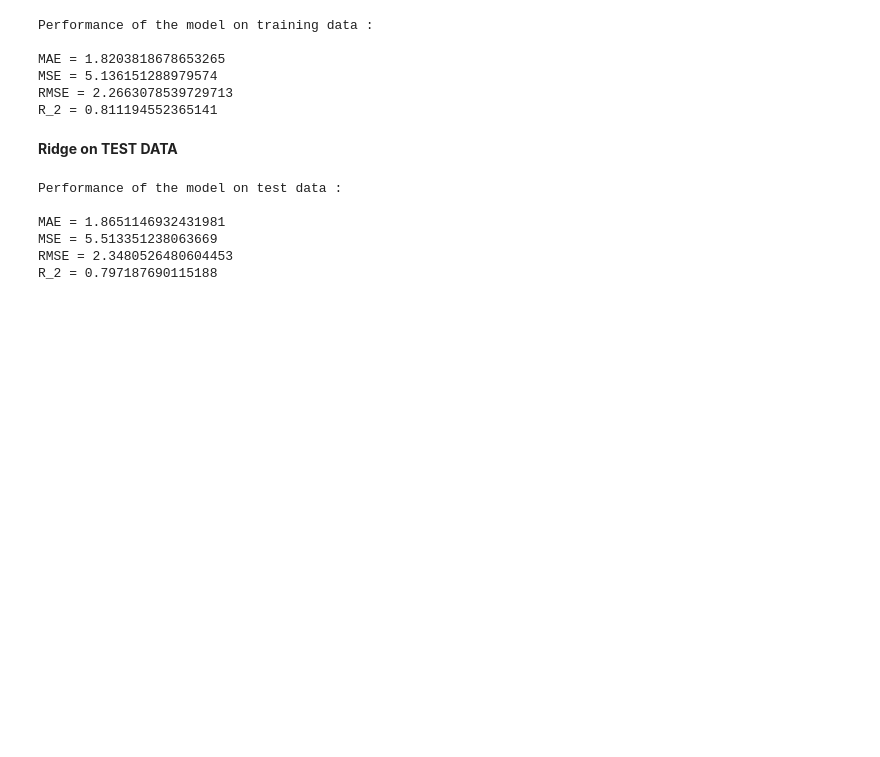
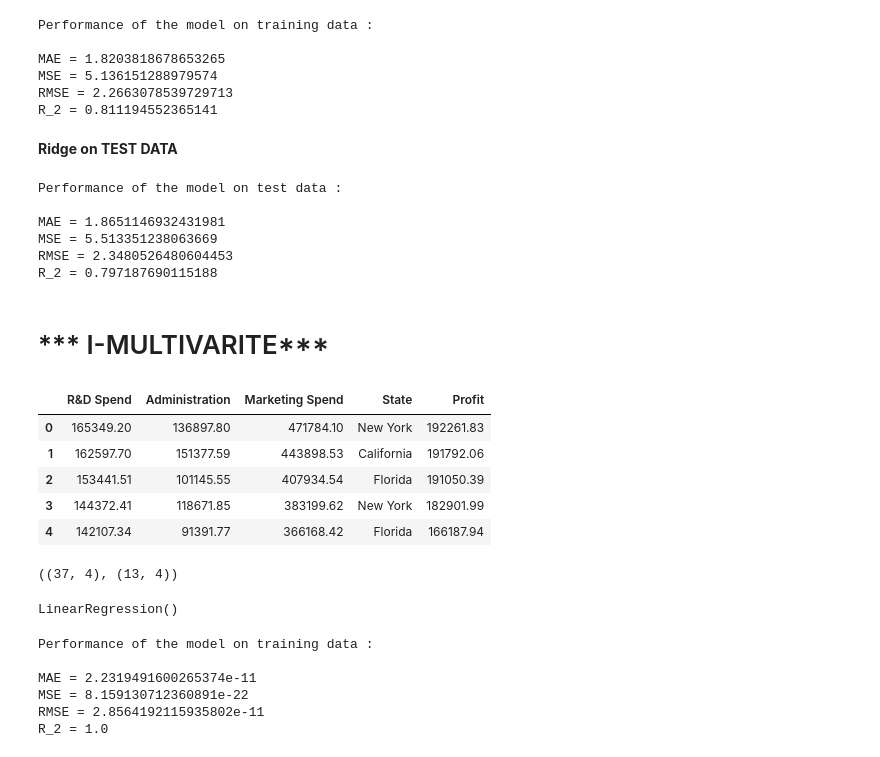
Before and after one commit to Ravikanth45/FMLlab, a Jupyter notebook: Cycle1.ipynb, the cells around one changed output. Drawn from its saved outputs; the diff is of its cells as text; code cells hidden in the pictures; blank space fills up the shorter version.

```diff
--- a/Cycle1.ipynb
+++ b/Cycle1.ipynb
@@ -179,3 +179,15 @@ MAE = 1.8651146932431981
 MSE = 5.513351238063669
 RMSE = 2.3480526480604453
 R_2 = 0.797187690115188
+# %% [markdown]
+# *** I-MULTIVARITE***
+# %%
+data = pd.read_csv("50_Startups.csv")
+data.head()
+# %% [output]
+|  | R&D Spend | Administration | Marketing Spend | State | Profit |
+| 0 | 165349.20 | 136897.80 | 471784.10 | New York | 192261.83 |
+| 1 | 162597.70 | 151377.59 | 443898.53 | California | 191792.06 |
+| 2 | 153441.51 | 101145.55 | 407934.54 | Florida | 191050.39 |
+| 3 | 144372.41 | 118671.85 | 383199.62 | New York | 182901.99 |
+| 4 | 142107.34 | 91391.77 | 366168.42 | Florida | 166187.94 |
@@ -181,0 +201,24 @@ R_2 = 0.797187690115188
+# %%
+X_train.shape, X_test.shape
+# %% [output]
+((37, 4), (13, 4))
+# %%
+reg6 = linear_model.LinearRegression()
+reg6.fit(X_train, y_train)
+# %% [output]
+LinearRegression()
+# %%
+mean_absolute_error,r2_score,mean_squared_error
+y_pred1 = reg6.predict(X_train)
+print(f'Performance of the model on training data :\n')
+print(f'MAE = {mean_absolute_error(y_train, y_pred1)}')
+print(f'MSE = {mean_squared_error(y_train, y_pred1)}')
+print(f'RMSE = {np.sqrt(mean_squared_error(y_train, y_pred1))}')
+print(f'R_2 = {r2_score(y_train, y_pred1)}')
+# %% [output]
+Performance of the model on training data :
+
+MAE = 2.2319491600265374e-11
+MSE = 8.159130712360891e-22
+RMSE = 2.8564192115935802e-11
+R_2 = 1.0
```
Also changed, not shown: parts of 14 cells of this notebook.
